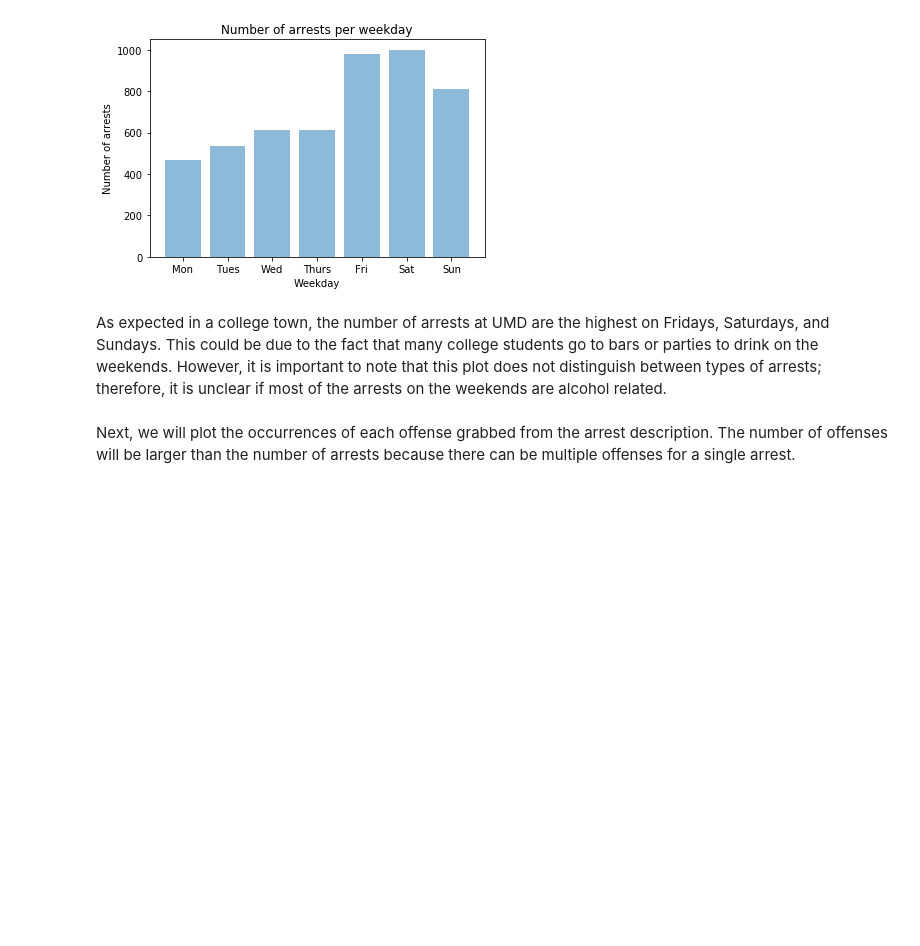
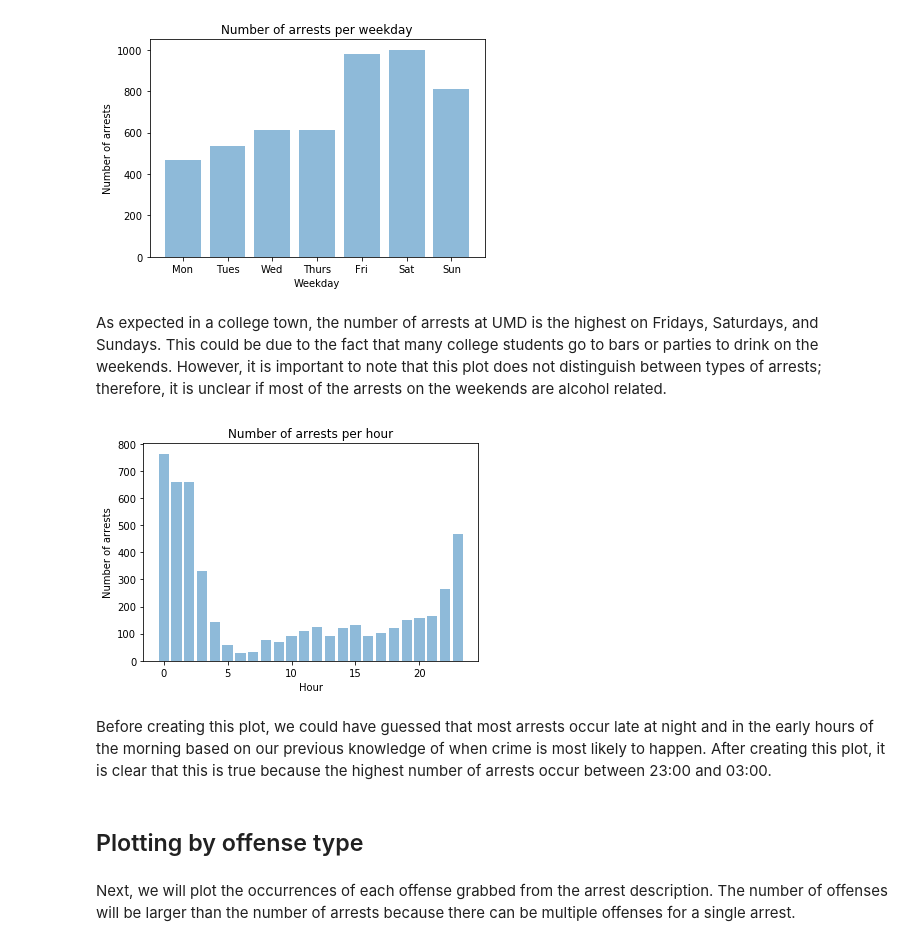
Before and after one commit to NathanOstrander18/college-park-arrests, a Jupyter notebook: final-project.ipynb, the cells around one changed output. Saved outputs shown, nothing was run; the diff lists cells and outputs as text; code cells hidden in the pictures; blank space fills up the shorter version.

Commit message:
added more descriptions and plotted against hour

```diff
--- a/final-project.ipynb
+++ b/final-project.ipynb
@@ -105,9 +131,12 @@ After the data is properly organized the next goal is to categorize the type of
 # %%
 dataframe = dataframe.dropna(subset=['description'])
 
+# Finding all unique descriptions
 crimes = dataframe.groupby('description')
-i = 0
-for name, group in crimes:
-    i = i + 1
-    print(str(i) + ": " + str(name) + '\n')
+# i = 0
+# for name, group in crimes:
+#     i = i + 1
+#     print(str(i) + ": " + str(name) + '\n')
+
+print('Number of unique crimes: ' + str(len(crimes)))
 # %% [output]
@@ -231,7 +267,30 @@ plt.show()
 # %% [output]
 [figure]
 # %% [markdown]
-As expected in a college town, the number of arrests at UMD are the highest on Fridays, Saturdays, and Sundays. This could be due to the fact that many college students go to bars or parties to drink on the weekends. However, it is important to note that this plot does not distinguish between types of arrests; therefore, it is unclear if most of the arrests on the weekends are alcohol related.
+As expected in a college town, the number of arrests at UMD is the highest on Fridays, Saturdays, and Sundays. This could be due to the fact that many college students go to bars or parties to drink on the weekends. However, it is important to note that this plot does not distinguish between types of arrests; therefore, it is unclear if most of the arrests on the weekends are alcohol related.
+# %%
+# Plotting by hour where 0 is 00:00, 5 is 05:00, and so on
+
+plt.close('all')
+
+plt.title('Number of arrests per hour')
+plt.ylabel('Number of arrests')
+plt.xlabel('Hour')
+
+num_arrests = [0]*24
+for index, row in dataframe.iterrows():
+    hour = dataframe.get_value(index, 'date_time').hour
+    num_arrests[hour] += 1
+
+plt.bar(range(0, 24), num_arrests, align='center', alpha=0.5)
+
+plt.show()
+# %% [output]
+[figure, added]
+# %% [markdown]
+Before creating this plot, we could have guessed that most arrests occur late at night and in the early hours of the morning based on our previous knowledge of when crime is most likely to happen. After creating this plot, it is clear that this is true because the highest number of arrests occur between 23:00 and 03:00.
+# %% [markdown]
+<h2>Plotting by offense type</h2>
 # %% [markdown]
 Next, we will plot the occurrences of each offense grabbed from the arrest description. The number of offenses will be larger than the number of arrests because there can be multiple offenses for a single arrest.
 # %%
```
Also changed, not shown: parts of 23 cells of this notebook.
